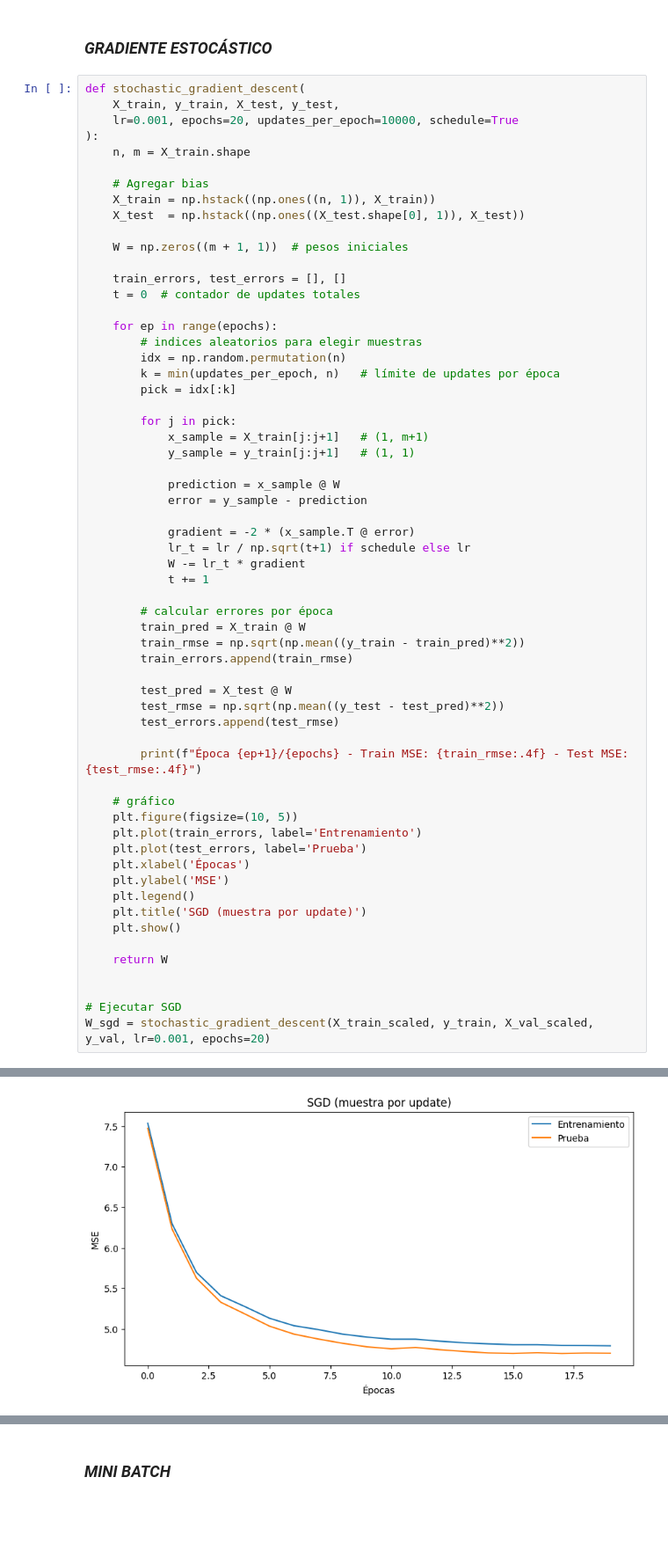
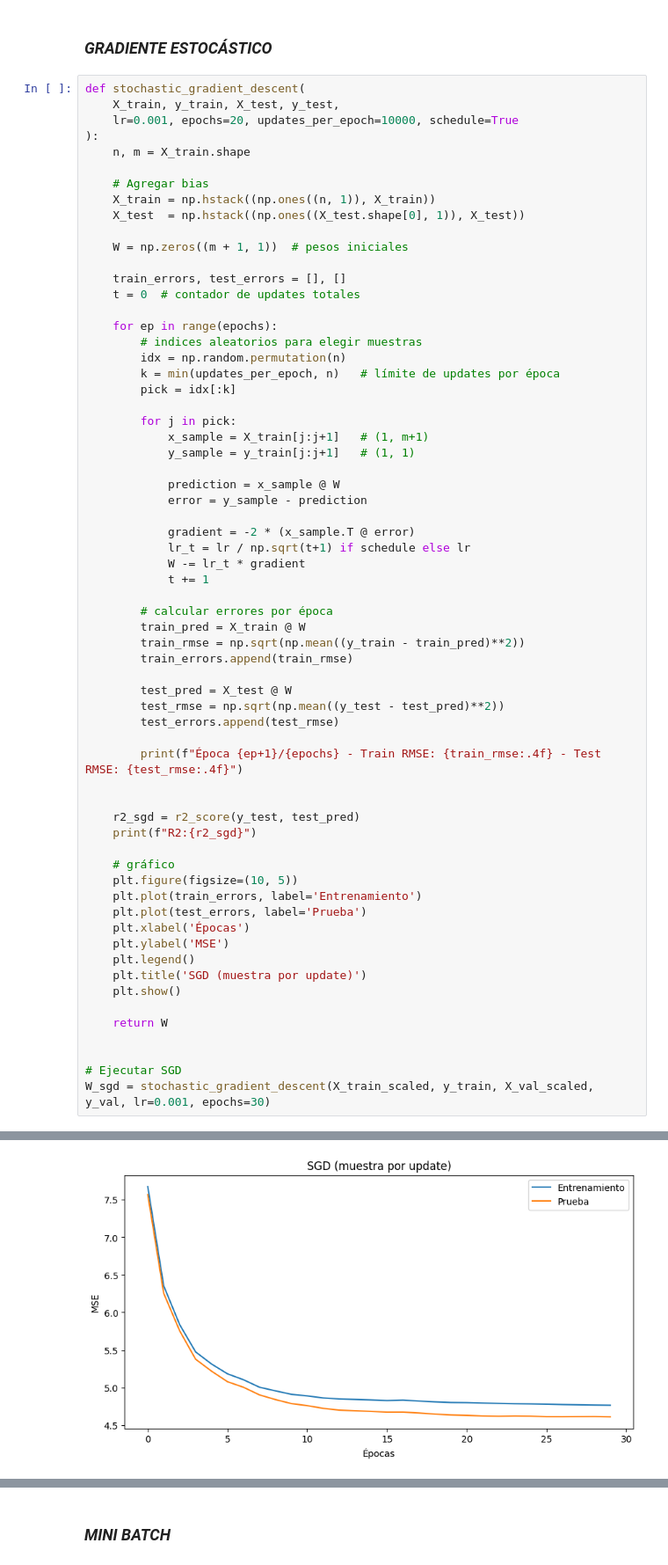
Before and after one commit to Flormezzano/TP-Regresion-AA1-2025C2-Mezzano-Perez-Tapia, a Jupyter notebook: TP-Regresion-AA1-2025C2-Mezzano-Pérez-Tapia.ipynb, the cells around one changed output, grey strips where cells are left out. Shown at 88% size. Saved outputs shown, nothing was run; the diff lists cells and outputs as text; blank space fills up the shorter version.

```diff
--- a/TP-Regresion-AA1-2025C2-Mezzano-Pérez-Tapia.ipynb
+++ b/TP-Regresion-AA1-2025C2-Mezzano-Pérez-Tapia.ipynb
@@ -969,7 +1014,11 @@ def stochastic_gradient_descent(
         test_rmse = np.sqrt(np.mean((y_test - test_pred)**2))
         test_errors.append(test_rmse)
 
-        print(f"Época {ep+1}/{epochs} - Train MSE: {train_rmse:.4f} - Test MSE: {test_rmse:.4f}")
+        print(f"Época {ep+1}/{epochs} - Train RMSE: {train_rmse:.4f} - Test RMSE: {test_rmse:.4f}")
+
+
+    r2_sgd = r2_score(y_test, test_pred)
+    print(f"R2:{r2_sgd}")
 
     # gráfico
     plt.figure(figsize=(10, 5))
@@ -985,5 +1034,5 @@ def stochastic_gradient_descent(
 
 
 # Ejecutar SGD
-W_sgd = stochastic_gradient_descent(X_train_scaled, y_train, X_val_scaled, y_val, lr=0.001, epochs=20)
+W_sgd = stochastic_gradient_descent(X_train_scaled, y_train, X_val_scaled, y_val, lr=0.001, epochs=30)
 # %% [output]
@@ -1010 +1056 @@ W_sgd = stochastic_gradient_descent(X_train_scaled, y_train, X_val_scaled, y_val
-[figure, old version]
+[figure, new version]
```
Also changed, not shown: parts of 77 cells of this notebook.
